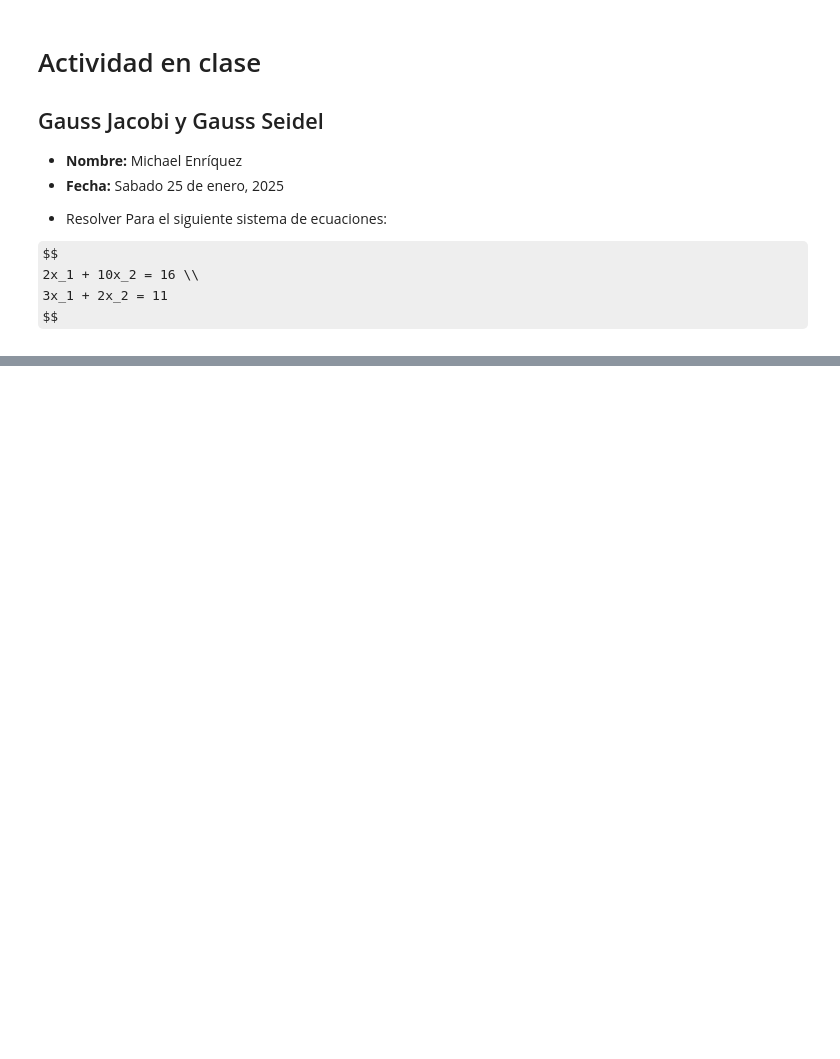
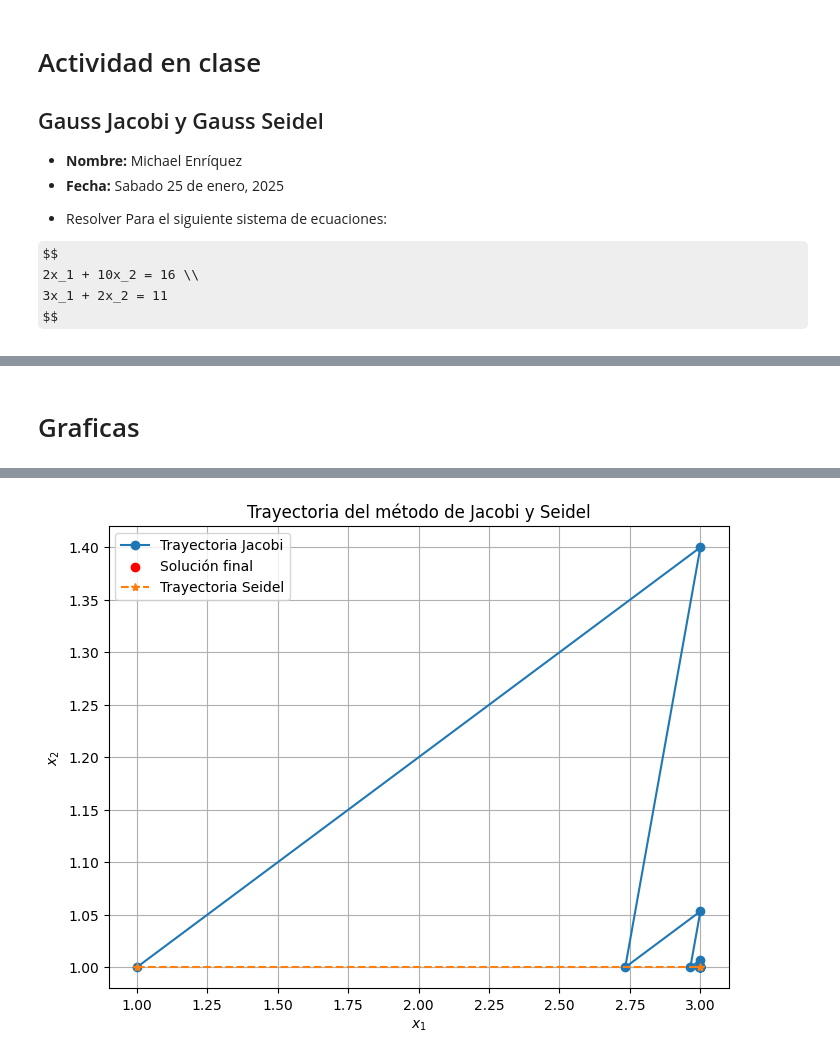
Before and after one commit to iV4sh/Metodos-Numericos, a Jupyter notebook: Taller [05] - Métodos Iterativos/template iterative.ipynb, the cells around one changed output, grey strips where cells are left out. Cells and saved outputs as stored; diff of their text form; code cells hidden in the pictures; some formulas as TeX source; blank space fills up the shorter version.

Commit message:
Gráfica de la solución

```diff
--- a/Taller [05] - Métodos Iterativos/template iterative.ipynb
+++ b/Taller [05] - Métodos Iterativos/template iterative.ipynb
@@ -68,3 +68,29 @@ Solución: [[3.]
 Trayectoria de las soluciones en cada iteración: [array([[1.],
        [1.]]), array([[3.],
        [1.]])]
+# %% [markdown]
+# Graficas
+# %%
+n=len(A)
+r2 = gauss_jacobi(A=A, b=b, x0=(1,1), tol=tol, max_iter=max_iter)
+r3 = gauss_seidel(A=A, b=b, x0=(1,1), tol=10e-7, max_iter=3)
+# Convertir la trayectoria a un array de NumPy
+trayectoria_jacobi = np.array(r2[1])
+trayectoria_seidel = np.array(r3[1])
+
+# Graficar la trayectoria hasta que converge
+plt.figure(figsize=(8, 6))
+
+plt.plot(trayectoria_jacobi[:, 0], trayectoria_jacobi[:, 1], marker='o', linestyle='-', label='Trayectoria Jacobi')
+plt.scatter(trayectoria_jacobi[-1, 0], trayectoria_jacobi[-1, 1], color='red', label='Solución final')
+
+plt.plot(trayectoria_seidel[:, 0], trayectoria_seidel[:, 1], marker='*', linestyle='--', label='Trayectoria Seidel')
+plt.scatter(trayectoria_seidel[-1, 0], trayectoria_seidel[-1, 1], color='red')
+
+plt.xlabel('$x_1$')
+plt.ylabel('$x_2$')
+plt.title('Trayectoria del método de Jacobi y Seidel')
+plt.legend()
+plt.grid(True)
+plt.show()
+# %% [output]
@@ -70,0 +114 @@ Trayectoria de las soluciones en cada iteración: [array([[1.],
+[figure, added]
```
Also changed, not shown: parts of 5 cells of this notebook.
